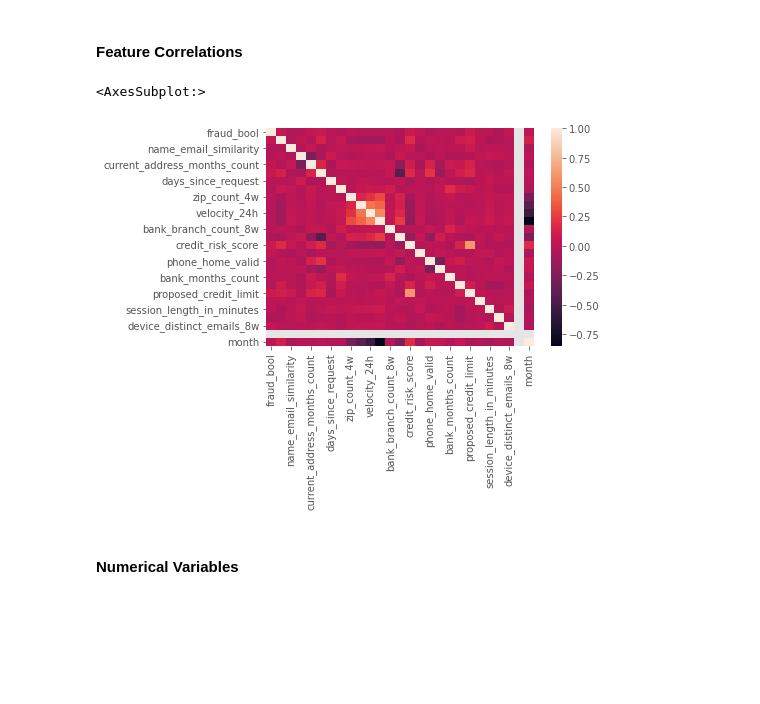
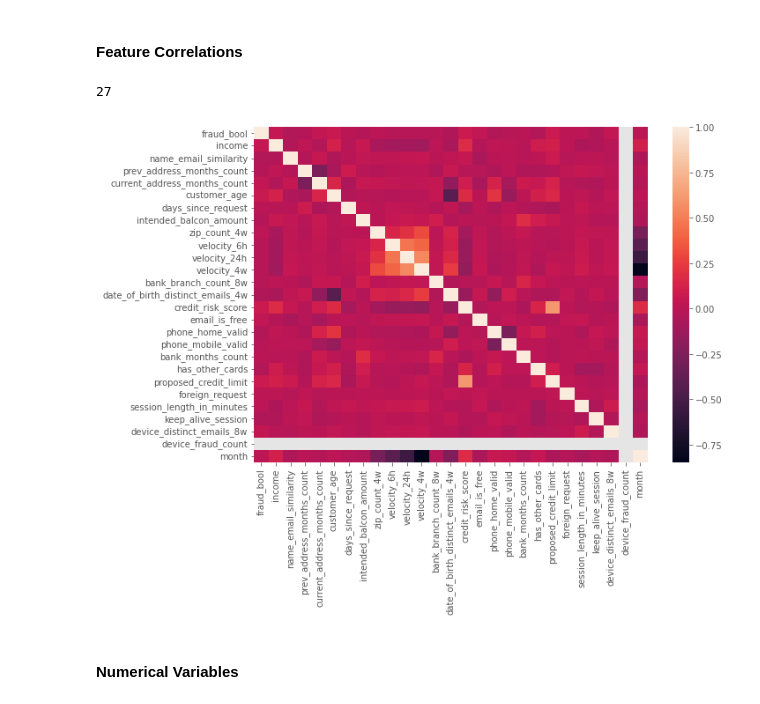
Before and after one commit to claryrodz/bank-fraud-prediction, a Jupyter notebook: Rodriguez_Clary_Code.ipynb, the cells around one changed output. Saved outputs shown, nothing was run; the diff lists cells and outputs as text; code cells hidden in the pictures; blank space fills up the shorter version.

```diff
--- a/Rodriguez_Clary_Code.ipynb
+++ b/Rodriguez_Clary_Code.ipynb
@@ -81,11 +91,15 @@ for feature in features_missing:
 # %% [markdown]
 #### Feature Correlations
 # %%
+# Calculate correlations between numerical features
 data = dataset.copy()
+plt.figure(figsize=(10,7))
 sns.heatmap(data.corr(), annot=False)
+data_corr=data.corr()
+data_corr.shape[0]
 # %% [output]
-<AxesSubplot:>
+27
-[figure, old version]
+[figure, new version]
 # %% [markdown]
 #### Numerical Variables
 # %%
```
Also changed, not shown: parts of 15 cells of this notebook.
